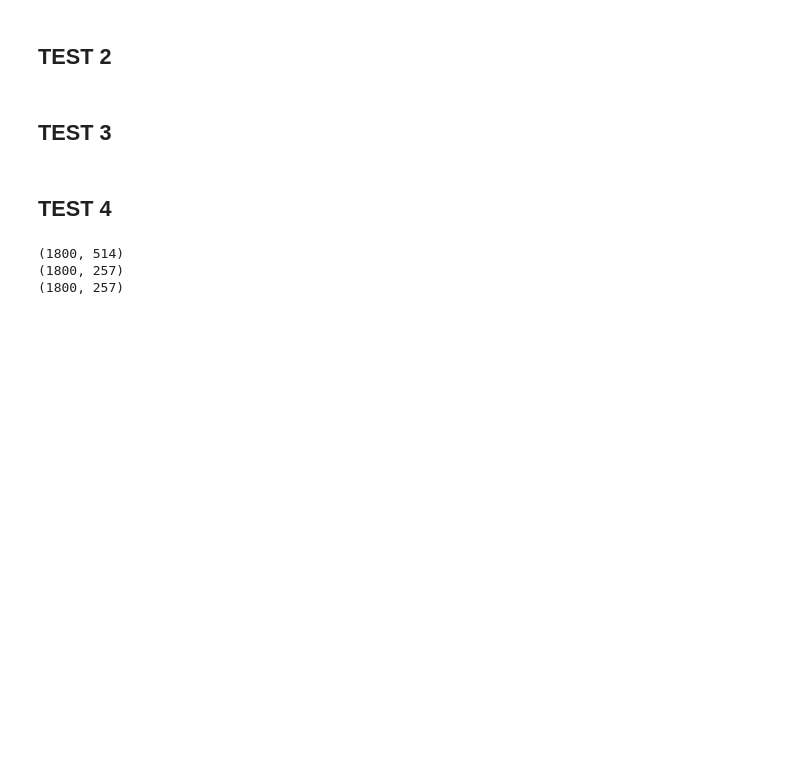
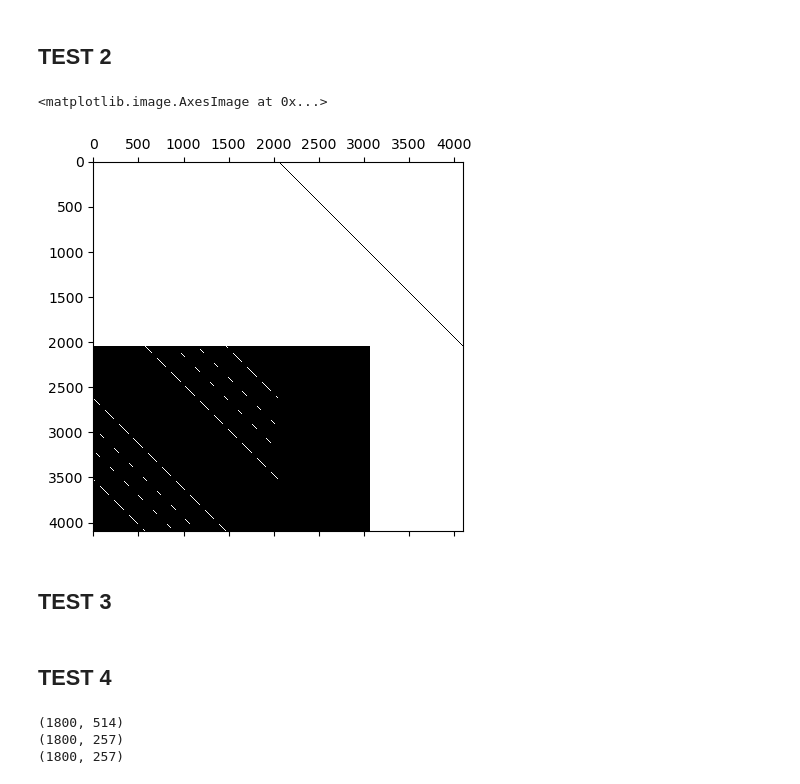
Before and after one commit to lucas-perrin/Nicolas_Hambourg, a Jupyter notebook: jonswap.ipynb, the cells around one changed output. Drawn from its saved outputs; the diff is of its cells as text; code cells hidden in the pictures; blank space fills up the shorter version.

```diff
--- a/jonswap.ipynb
+++ b/jonswap.ipynb
@@ -276,0 +291,42 @@ for i,timeshot in enumerate(timeshots_wanted):
+# %%
+# Definition des frequences
+
+k_obs = 2*np.pi*np.fft.fftfreq(Nx_obs, dx_obs)
+
+# Definition de la matrice de l'operateur G
+
+A_dz = np.zeros((Nx_obs, Nx_obs))
+kernel = np.real(np.fft.ifft(abs(k_obs), axis=0, norm=None))*Nx_obs
+for ii in range(Nx_obs):
+    rolled_kernel = np.roll(kernel, ii)
+    A_dz[ii, :] = 1/Nx_obs*rolled_kernel
+
+# Choix du gain de l'observateur (defaut = 1)
+
+gain = 1
+
+# Definition des matrices de DFT, iDFT et Projections sur l'espace des frequences sans le mode 0
+
+def getF(Nu):
+    return np.exp(-1j*2*np.pi/Nu)**np.outer(np.arange(0,Nu ,1),np.arange(0,Nu ,1))
+
+def getiF(Nu):
+    return 1/Nu * np.exp(1j*2*np.pi/Nu)**np.outer(np.arange(0,Nu ,1),np.arange(0,Nu ,1))
+
+def P0(Nu):
+    return np.dot(getiF(Nu),np.dot(np.diag(np.concatenate((np.array([0]),np.ones(Nu-1)))),getF(Nu)))
+
+# Definition des matrices des equations
+
+I = -9.81*np.eye(Nx_obs)
+O = np.zeros((Nx_obs,Nx_obs))
+Obs = np.diag(xspace_obs < Lx_obs // 2) * 1
+A = np.block([[O, I], [A_dz, O]])
+M = np.block([[O, I], [A_dz, - gain * np.real(np.dot(P0(Nx_obs),Obs))]])
+# %%
+# Affichage de la matrice
+
+plt.spy(M)
+# %% [output]
+<matplotlib.image.AxesImage at 0x...>
+[figure, added]
```
Also changed, not shown: parts of 14 cells of this notebook.
